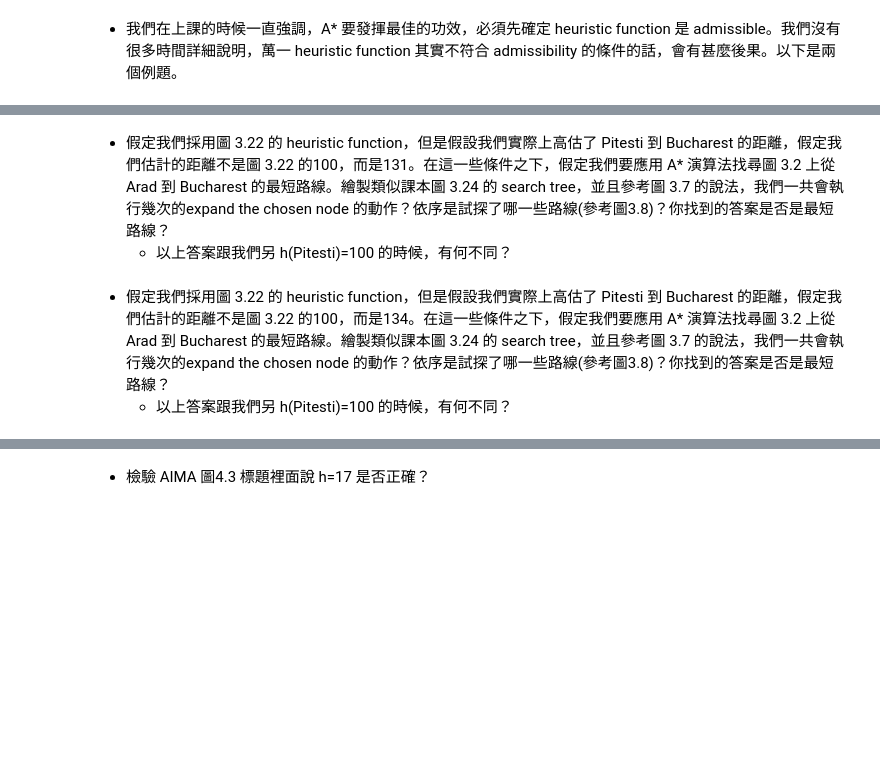
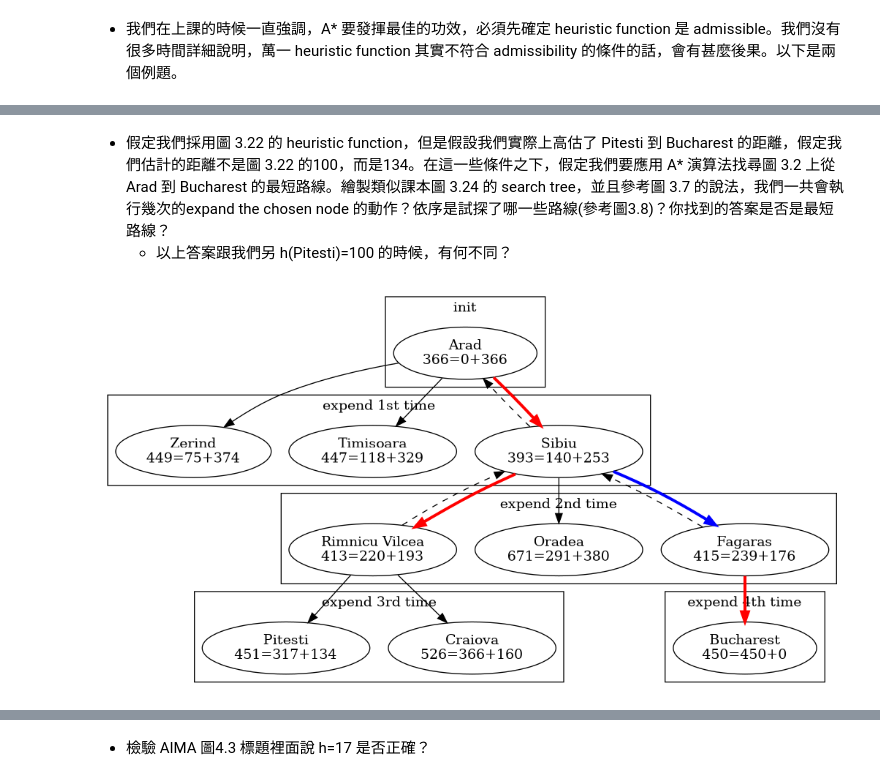
Before and after one commit to cchuang1024/nccu-ai-2019s, a Jupyter notebook: week-04.ipynb, the cells around one changed output, grey strips where cells are left out. Drawn from its saved outputs; the diff is of its cells as text; code cells hidden in the pictures; blank space fills up the shorter version.

```diff
--- a/week-04.ipynb
+++ b/week-04.ipynb
@@ -5,6 +82,57 @@
 # %% [markdown]
-- 假定我們採用圖 3.22 的 heuristic function，但是假設我們實際上高估了 Pitesti 到 Bucharest 的距離，假定我們估計的距離不是圖 3.22 的100，而是131。在這一些條件之下，假定我們要應用 A* 演算法找尋圖 3.2 上從Arad 到 Bucharest 的最短路線。繪製類似課本圖 3.24 的 search tree，並且參考圖 3.7 的說法，我們一共會執行幾次的expand the chosen node 的動作？依序是試探了哪一些路線(參考圖3.8)？你找到的答案是否是最短路線？
-  * 以上答案跟我們另 h(Pitesti)=100 的時候，有何不同？
+* 假定我們採用圖 3.22 的 heuristic function，但是假設我們實際上高估了 Pitesti 到 Bucharest 的距離，假定我們估計的距離不是圖 3.22 的100，而是134。在這一些條件之下，假定我們要應用 A* 演算法找尋圖 3.2 上從Arad 到 Bucharest 的最短路線。繪製類似課本圖 3.24 的 search tree，並且參考圖 3.7 的說法，我們一共會執行幾次的expand the chosen node 的動作？依序是試探了哪一些路線(參考圖3.8)？你找到的答案是否是最短路線？
+  - 以上答案跟我們另 h(Pitesti)=100 的時候，有何不同？
-# %% [markdown]
-- 假定我們採用圖 3.22 的 heuristic function，但是假設我們實際上高估了 Pitesti 到 Bucharest 的距離，假定我們估計的距離不是圖 3.22 的100，而是134。在這一些條件之下，假定我們要應用 A* 演算法找尋圖 3.2 上從Arad 到 Bucharest 的最短路線。繪製類似課本圖 3.24 的 search tree，並且參考圖 3.7 的說法，我們一共會執行幾次的expand the chosen node 的動作？依序是試探了哪一些路線(參考圖3.8)？你找到的答案是否是最短路線？
-  * 以上答案跟我們另 h(Pitesti)=100 的時候，有何不同？
+# %%
+digraph {
+    subgraph cluster_0 {
+        label = "init";
+        A [label = "Arad\n366=0+366"];
+    }
+
+    subgraph cluster_1 {
+        label = "expend 1st time";
+
+        S [label = "Sibiu\n393=140+253"];
+        T [label = "Timisoara\n447=118+329"];
+        Z [label = "Zerind\n449=75+374"];
+
+        A -> S [color = red, penwidth = 3.0];
+        A -> T;
+        A -> Z;
+    }
+
+    subgraph cluster_2 {
+        label = "expend 2nd time";
+
+        R [label = "Rimnicu Vilcea\n413=220+193"];
+        O [label = "Oradea\n671=291+380"];
+        F [label = "Fagaras\n415=239+176"];
+
+        S -> A [style = "dashed"];
+        S -> F [color = blue, penwidth = 3.0];
+        S -> O;
+        S -> R [color = red, penwidth = 3.0];
+    }
+
+    subgraph cluster_3 {
+        label = "expend 3rd time";
+
+        C [label = "Craiova\n526=366+160"];
+        P [label = "Pitesti\n451=317+134"];
+
+        R -> C;
+        R -> P;
+        R -> S [style = "dashed"];
+    }
+
+    subgraph cluster_4 {
+        label = "expend 4th time";
+
+        B [label = "Bucharest\n450=450+0"]
+
+        F -> S [style = "dashed"];
+        F -> B [color = red, penwidth = 3.0];
+    }
+}
+# %% [output]
+[figure, added]
```
Also changed, not shown: parts of 4 cells of this notebook, 2 other files.
